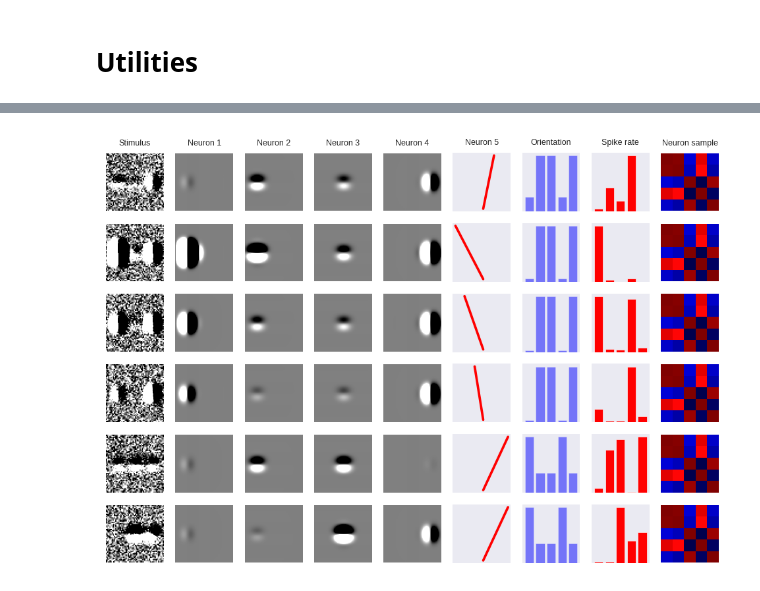
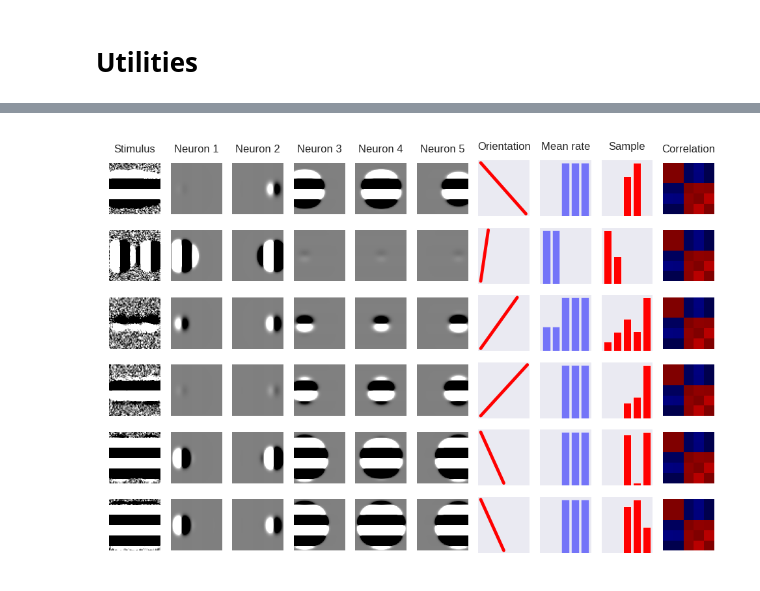
Before and after one commit to suhasshrinivasan/probabilistic-center-surround, a Jupyter notebook: haefner/hierarchical_model_forward.ipynb, the cells around one changed output, grey strips where cells are left out. Drawn from its saved outputs; the diff is of its cells as text; code cells hidden in the pictures.

```diff
--- a/haefner/hierarchical_model_forward.ipynb
+++ b/haefner/hierarchical_model_forward.ipynb
@@ -30,7 +30,7 @@ def vonmises_pdf(x, mu, kappa):
     return np.exp(kappa * np.cos(x - mu)) / (2 * np.pi * i0(kappa))
 
 def plot_forward_samples(prior_trace, valid_gabors, lambdas):
-    fig, axs = plt.subplots(nrows=6, ncols=9, dpi=150, sharex="col")
+    fig, axs = plt.subplots(nrows=6, ncols=10, dpi=200, sharex="col")
     # name the first column of the figure as "stimulus" with small font size
     axs[0, 0].set_title("Stimulus", fontsize=6)
     # name rest of columns as "neuron" i
@@ -38,8 +38,9 @@ def plot_forward_samples(prior_trace, valid_gabors, lambdas):
         axs[0, i].set_title(f"Neuron {i}", fontsize=6)
     # name the last column as "global orientation"
     axs[0, 6].set_title("Orientation", fontsize=6)
-    axs[0, 7].set_title("Spike rate", fontsize=6)
-    axs[0, 8].set_title("Neuron sample", fontsize=6)
+    axs[0, 7].set_title("Mean rate", fontsize=6)
+    axs[0, 8].set_title("Sample", fontsize=6)
+    axs[0, 9].set_title("Correlation", fontsize=6)
     for i, ax in enumerate(axs[:, 0]):
         ax.imshow(prior_trace["stimulus"][i], cmap='gray', vmin=-1, vmax=1)
         ax.axis("off")
@@ -54,7 +55,7 @@ def plot_forward_samples(prior_trace, valid_gabors, lambdas):
         ax.set_yticks([])
     # plot bar plot of spike rates in the last column but one
     for i, ax in enumerate(axs[:, -3]):
-        ax.bar(np.arange(1, 6), lambdas[i], color="blue", alpha=0.5)
+        ax.bar(np.arange(1, 6), 1/lambdas[i], color="blue", alpha=0.5)
         ax.set_xticks([])
         ax.set_yticks([])
     for i, ax in enumerate(axs[:, -2]):
@@ -70,22 +71,20 @@ def plot_forward_samples(prior_trace, valid_gabors, lambdas):
         ax.set_aspect("equal")
         # remove the colorbar
         ax.collections[0].colorbar.remove()
-    print(prior_trace["orientation"])
 
 def sample_prior(vonmises_loc, vonmises_kappa, n_samples, valid_gabors, valid_orientations):
     n_neurons = len(valid_gabors)
-
     stimulus_sigma = torch.abs(torch.rand(1)) + EPSILON
     model = pm.Model()
     with model:
-        o = pm.Uniform("orientation", upper=np.pi)
+        o = pm.Uniform("orientation", lower=-np.pi/2, upper=np.pi/2)
         z = pm.Exponential(
             "neuron",
             lam=vonmises_pdf(o - valid_orientations, vonmises_loc, vonmises_kappa),
             shape=n_neurons
         )
         x = pm.Normal("stimulus", mu=torch.tensor(valid_gabors).permute(1, 2, 0) @ z, sigma=stimulus_sigma, observed=valid_gabors[0])
-        prior_trace = pm.sample_prior_predictive(6, random_seed=seed)
+        prior_trace = pm.sample_prior_predictive(n_samples, random_seed=seed)
     return prior_trace
 # %%
 gabor_locations = [(10, 25), (25, 25), (40, 25)]
@@ -113,0 +105,16 @@ n_neurons = valid_orientations.shape[0]
+# %%
+total_param_count = np.prod(gabor_set.num_params())
+param_combos = [gabor_set.params_dict_from_idx(idx) for idx in range(total_param_count)]
+valid_params_gabors = [(param_combos[idx], gabor_set.stimulus_from_idx(idx)) for idx in range(total_param_count) if not (param_combos[idx]["orientation"] == 0. and param_combos[idx]["location"] == (25, 25))]
+valid_params_gabors = sorted(valid_params_gabors, key=lambda x: x[0]["orientation"])
+valid_gabors = np.array([gabor for _, gabor in valid_params_gabors])
+valid_orientations = np.array([param["orientation"] for param, _ in valid_params_gabors])
+# %%
+fig, axs = plt.subplots(nrows=1, ncols=5, dpi=200)
+for idx, ax in enumerate(axs.ravel()):
+    gabor = valid_gabors[idx]
+    orientation = valid_orientations[idx]
+    ax.imshow(gabor, cmap='gray', vmin=-1, vmax=1)
+    # print orientation in small font in the top of each axis
+    ax.text(0.5, 0.1, f"{orientation:.2f}", transform=ax.transAxes, fontsize=6)
+    ax.axis("off")
@@ -125,9 +141,9 @@ plot_forward_samples(prior_trace, valid_gabors, lambdas)
 # %%
 vonmises_loc = 0
-vonmises_kappa = 2.5
+vonmises_kappa = 10
 n_samples = 6
 prior_trace = sample_prior(vonmises_loc, vonmises_kappa, n_samples, valid_gabors, valid_orientations)
 lambdas = np.array([vonmises_pdf(orientation - valid_orientations, vonmises_loc, vonmises_kappa) for orientation in prior_trace["orientation"]])
 plot_forward_samples(prior_trace, valid_gabors, lambdas)
 # %% [output]
-[figure, old version]
+[figure, new version]
```
Also changed, not shown: parts of 10 cells of this notebook, 3 other files.
